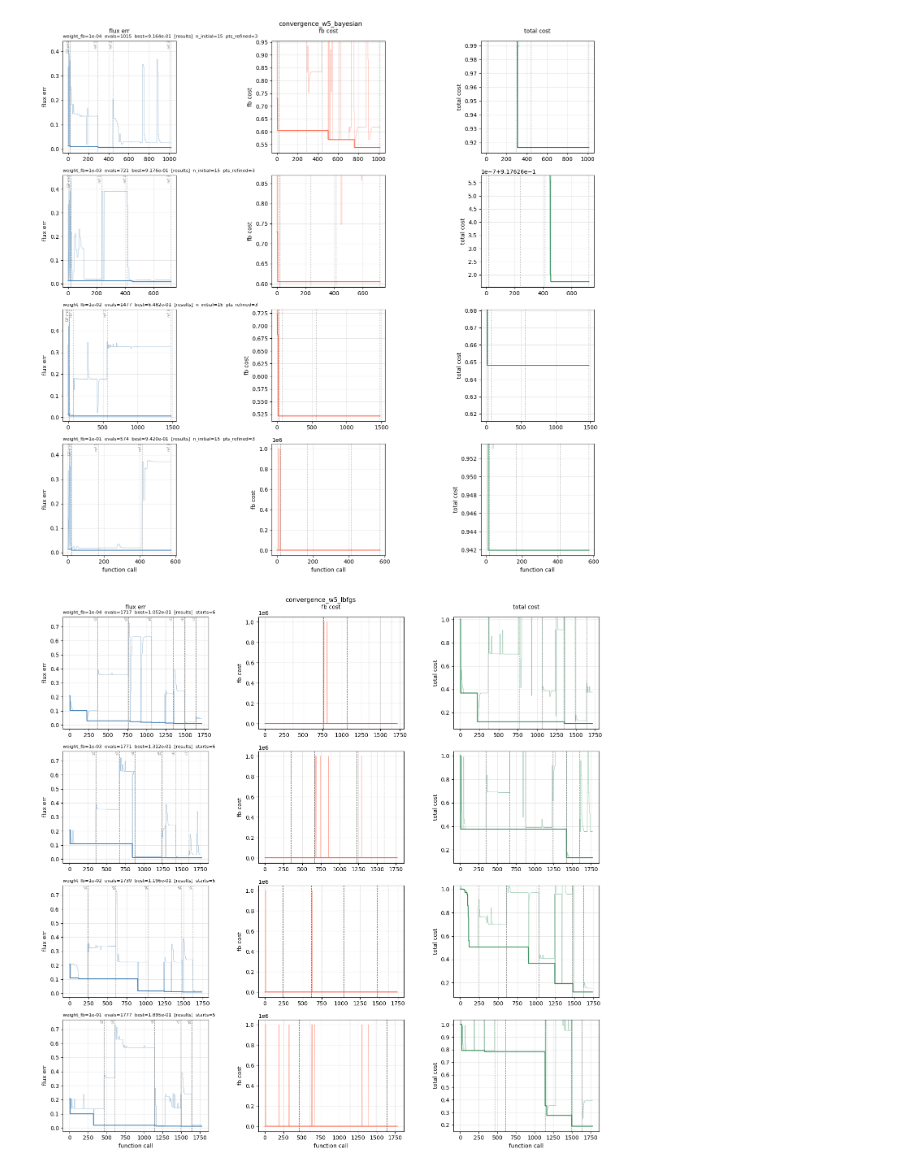
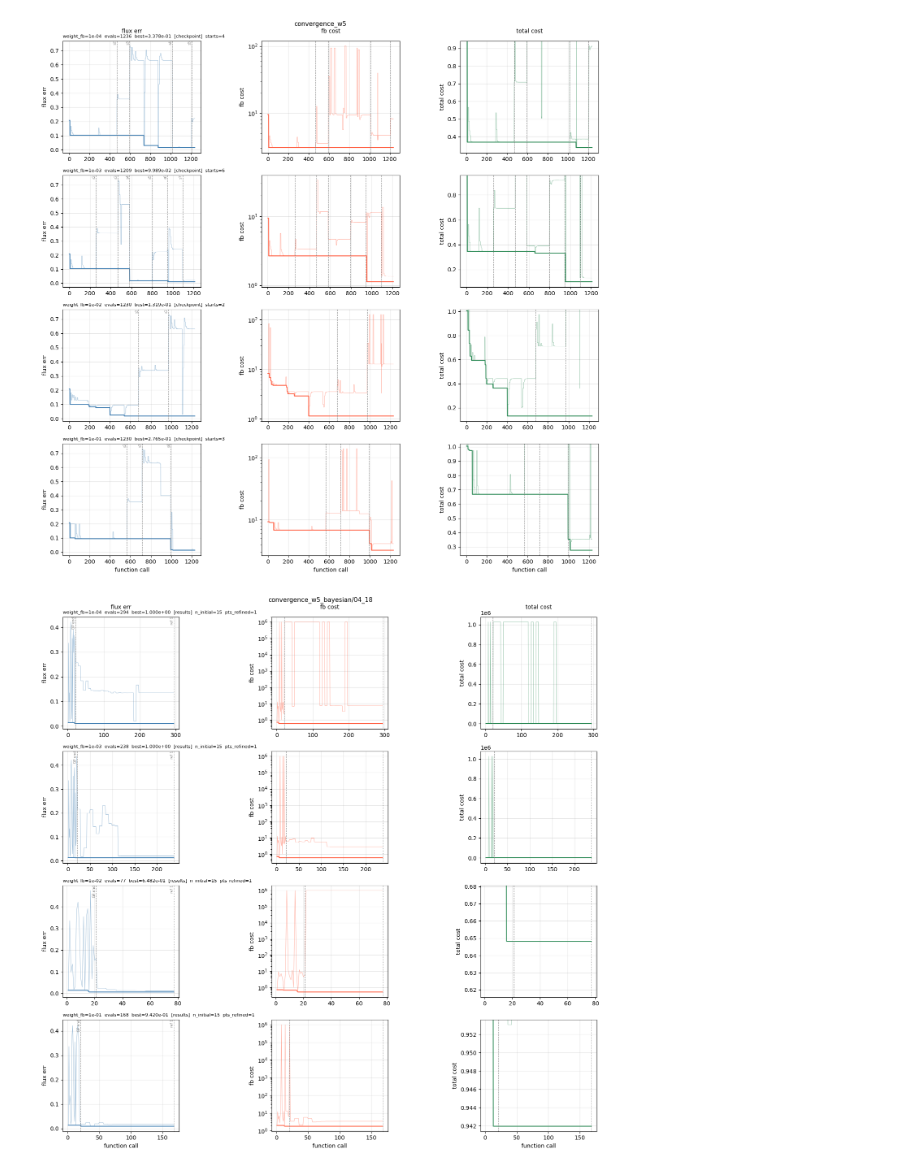
Before and after one commit to jeremslm/PF_location_optimization, a Jupyter notebook: notebooks/combined_boundary_analysis.ipynb, the cells around one changed output. Saved outputs shown, nothing was run; the diff lists cells and outputs as text; code cells hidden in the pictures.

Commit message:
more accurate time tracking

```diff
--- a/notebooks/combined_boundary_analysis.ipynb
+++ b/notebooks/combined_boundary_analysis.ipynb
@@ -5,10 +5,10 @@ import numpy as np
 import matplotlib.pyplot as plt
 import pandas as pd
 # %%
-K_REFINED = 3 # None = all refinements; set e.g. 1 to truncate Bayesian after k-th refinement
+K_REFINED = 1 # None = all refinements; set e.g. 1 to truncate Bayesian after k-th refinement
 # %%
 LBFGS_SWEEP = 'convergence_w5'
-BAYESIAN_SWEEP = 'convergence_w5_bayesian'
+BAYESIAN_SWEEP = 'convergence_w5_bayesian/04_18'
 # %%
 BASE = '../examples/comparisons/combined_boundary_DIIID'
 
@@ -152,3 +199,16 @@ for r in runs:
+# %%
+corrected_elapsed = []
+for r in runs:
+    d = r['data']
+    if r['method'] == 'Bayesian' and K_REFINED is not None:
+        t_bay = d.get('time_bayesian_phase', float('nan'))
+        ref_times = d.get('refinement_times', [])
+        elapsed = t_bay + sum(ref_times[:min(K_REFINED, len(ref_times))])
+    else:
+        elapsed = r['elapsed']
+    corrected_elapsed.append(elapsed / 3600)
+
+df['elapsed_h'] = corrected_elapsed
 # %%
 sweeps = df['sweep'].unique()
 fig, axes = plt.subplots(1, 3, figsize=(20, 4))
@@ -295,7 +369,7 @@ ValueError: Number of columns must be a positive integer, not 0
 SHOW_SWEEPS = None   # None = all, or e.g. ['convergence_w5']
 SHOW_WEIGHTS = None  # None = all, or e.g. [1e-2, 1e-4]
 SHOW_COILS = None    # None = all, or e.g. [3, 4]
-CLIP = 1           # values >= this are plotted but ignored for ylim
+CLIP = 1          # values >= this are plotted but ignored for ylim
 # --------------
 
 filtered = [
@@ -347,36 +421,39 @@ for sweep in sorted(set(r['sweep'] for r in filtered)):
 
         for ax, y, color, ylabel in zip(
             axes[row],
             [flux, fb, total],
             ['steelblue', 'tomato', 'seagreen'],
             COL_LABELS,
         ):
             ax.plot(evals, y, lw=0.7, alpha=0.5, color=color)
             running_best = np.minimum.accumulate(np.where(np.isnan(y), np.inf, y))
             running_best[running_best == np.inf] = np.nan
             ax.plot(evals, running_best, lw=1.5, color=color)
             ax.set_ylabel(ylabel)
             ax.grid(True, alpha=0.3)
             if row == len(sweep_runs) - 1:
                 ax.set_xlabel('function call')
 
-            finite = y[np.isfinite(y) & (y < CLIP)]
-            if len(finite):
-                pad = (finite.max() - finite.min()) * 0.05 or finite.min() * 0.05
-                ax.set_ylim(finite.min() - pad, finite.max() + pad)
+            if ylabel == "fb cost":
+                ax.set_yscale("log")
+            else:
+                finite = y[np.isfinite(y) & (y < CLIP)]
+                if len(finite):
+                    pad = (finite.max() - finite.min()) * 0.05 or finite.min() * 0.05
+                    ax.set_ylim(finite.min() - pad, finite.max() + pad)
 
             for lbl, x, ls in phase_lines:
                 ax.axvline(x, color='gray', lw=0.8, ls=ls)
                 if ax is axes[row][0]:
                     ax.text(x, ax.get_ylim()[1], lbl, fontsize=6, ha='right',
                             va='top', rotation=90, color='gray')
 
         axes[row][0].annotate(run_title, xy=(0, 1), xycoords='axes fraction',
                               xytext=(0, 4), textcoords='offset points',
                               fontsize=8, va='bottom')
 
     plt.tight_layout()
     plt.show()
 # %% [output]
-[figure, old version]
+[figure, new version]
-[figure, old version]
+[figure, new version]
```
Also changed, not shown: parts of 8 cells of this notebook, 5 other files.
